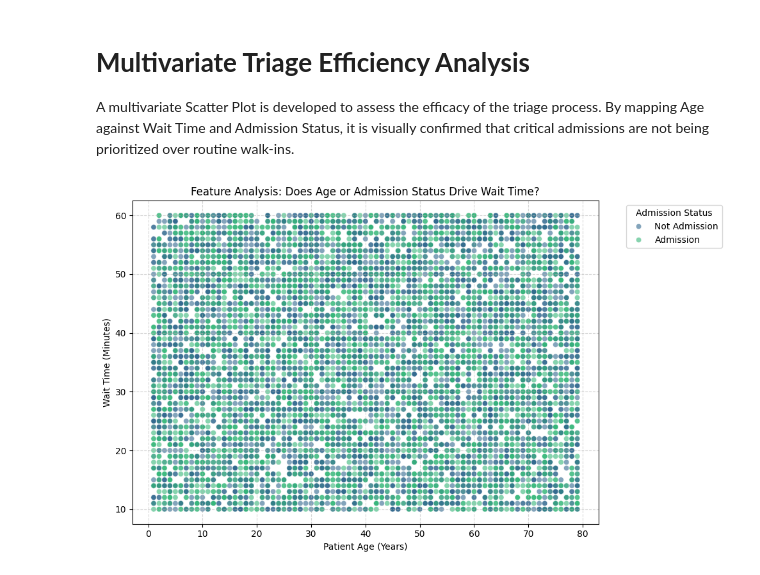
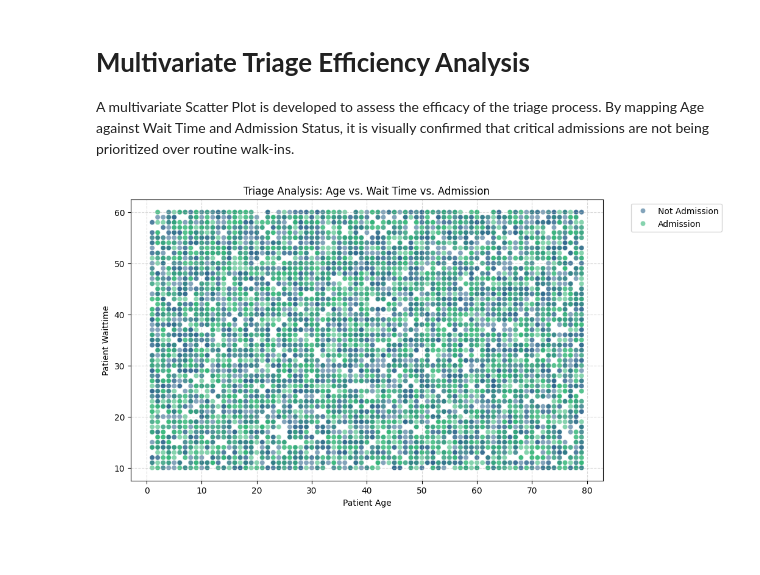
Before and after one commit to PrashVenga/AMLDM, a Jupyter notebook: Healthcare_Analysis(1).ipynb, the cells around one changed output. Drawn from its saved outputs; the diff is of its cells as text; code cells hidden in the pictures; blank space fills up the shorter version.

```diff
--- a/Healthcare_Analysis(1).ipynb
+++ b/Healthcare_Analysis(1).ipynb
@@ -91,0 +76,12 @@ Remaining Missing Scores: 0
+# %%
+#STEP 3: STRATEGY SHIFT - PARTITIONING
+df['Patient Satisfaction Score'] = df['Patient Satisfaction Score'].fillna(-1)
+
+# 2. Quality DataFrame (Create a clean subset JUST for Satisfaction analysis)
+df_quality = df[df['Patient Satisfaction Score'] != -1]
+
+# Verify the Strategy
+print("--- DATA PARTITIONING STRATEGY ---")
+print(f"Total Operational Records (Wait Time/Age): {len(df)}")
+print(f"Total Quality Records (Satisfaction Only): {len(df_quality)}")
+print(f"Data Preserved: {len(df) - len(df_quality)} rows saved from deletion.")
@@ -270,15 +276,11 @@ A multivariate Scatter Plot is developed to assess the efficacy of the triage pr
 # %%
 # Scatter Plot: Age vs. Wait Time
 # We color the dots by 'Admission Flag' to see if admitted patients waited less.
 plt.figure(figsize=(10, 6))
-sns.scatterplot(x='Patient Age', y='Patient Waittime', hue='Patient Admission Flag', data=df, palette='viridis', alpha=0.6)
-
-plt.title("Feature Analysis: Does Age or Admission Status Drive Wait Time?")
-plt.xlabel("Patient Age (Years)")
-plt.ylabel("Wait Time (Minutes)")
-plt.legend(title='Admission Status', bbox_to_anchor=(1.05, 1), loc='upper left')
+sns.scatterplot(data=df, x='Patient Age', y='Patient Waittime', hue='Patient Admission Flag', alpha=0.6, palette='viridis')
+plt.title("Triage Analysis: Age vs. Wait Time vs. Admission")
+plt.legend(bbox_to_anchor=(1.05, 1), loc='upper left')
 plt.grid(True, linestyle='--', alpha=0.5)
-plt.tight_layout()
 plt.show()
 # %% [output]
-[figure, old version]
+[figure, new version]
```
Also changed, not shown: parts of 8 cells of this notebook.
